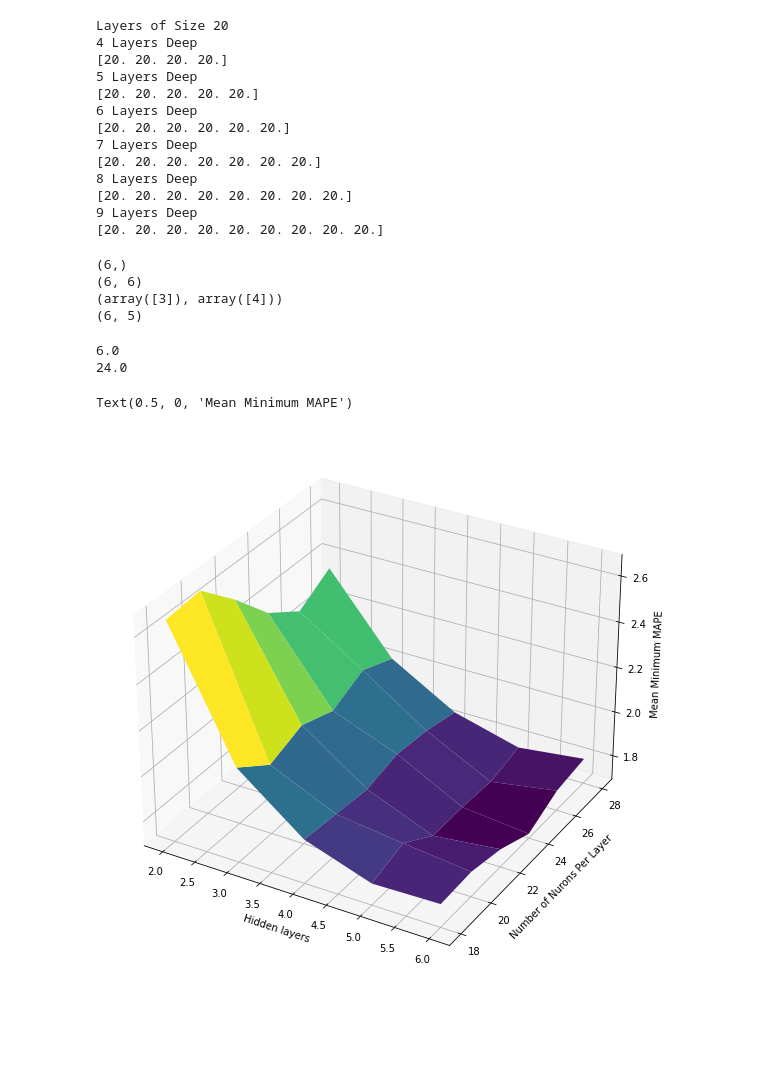
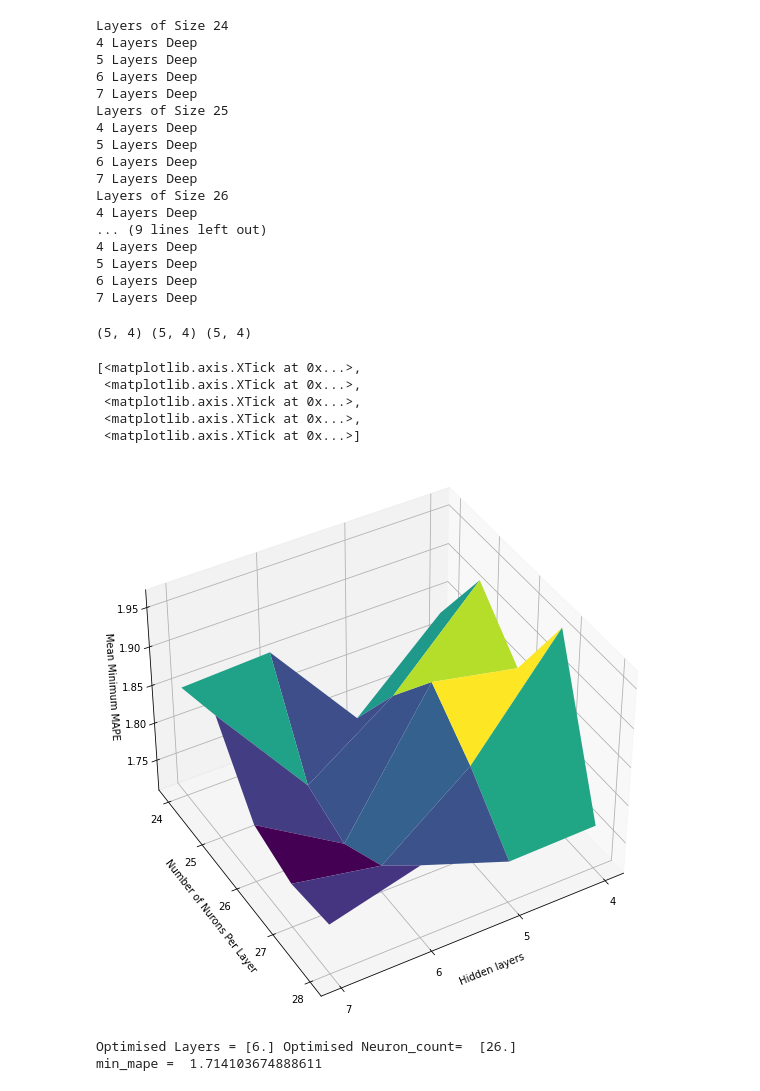
Before and after one commit to seancraven/Level-4-Masters-Project, a Jupyter notebook: Djuna_Data_Generation_Notebook/Layers_testing .ipynb, the cells around one changed output. Drawn from its saved outputs; the diff is of its cells as text; code cells hidden in the pictures; blank space fills up the shorter version.

Commit message:
Finished batch size testing

```diff
--- a/Djuna_Data_Generation_Notebook/Layers_testing .ipynb
+++ b/Djuna_Data_Generation_Notebook/Layers_testing .ipynb
@@ -15,53 +15,47 @@ opt = keras.optimizers.Adam(learning_rate= 0.005, beta_1 = 0.881, beta_2= 0.99)
 # %%
 def layers_tester(size_range,size_spacing,layer_range,repeats,section = 50000):
     min_size, max_size = size_range
+    layer_min , layer_max = layer_range
     if (max_size-min_size)/size_spacing == int:
         raise Exception('Spacing Must Be Integer U fuckwit')
     else:
         ##taking args of function and making
-        size_steps = int((max_size-min_size)/size_spacing)
-        size_list = np.arange(start =int(min_size),stop = int(max_size),step= size_spacing, dtype  = int)
-        layer_range_list = range(4,1+layer_range)
+        size_steps = int((max_size-min_size)/size_spacing)+1
+        size_list = np.arange(start =int(min_size),stop = 1+(int(max_size)),step= size_spacing, dtype  = int)
+        layer_range_list = range(layer_min,1+layer_max)
         ###Array for results
-        min_mape = np.zeros((size_steps,layer_range,repeats)) ###Axis 0:Size of Layers 1:Number of Layers 3:Number of repeats to take average over.
+        min_mape = np.zeros((size_steps,len(layer_range_list),repeats)) ###Axis 0:Size of Layers 1:Number of Layers 3:Number of repeats to take average over.
         ### Running multiple DNNs
-        for i in range(size_steps):
+        for i in range(len(size_list)):
             print('Layers of Size',size_list[i])
             for j in range(len(layer_range_list)):
                 print(layer_range_list[j],'Layers Deep')
                 loop_layer_shape = size_list[i]*np.ones((layer_range_list[j]))
-                print(loop_layer_shape)
+                #print(loop_layer_shape)
                 for k in range(repeats):
                     mape_df = cf.trained_network(train_x[:section],train_y[:section],val_x,val_y,loop_layer_shape, optimizer= opt, verbose= 0).history['mean_absolute_percentage_error']
                     min_mape[i,j,k] = np.min(mape_df)
         return min_mape , layer_range_list, size_list
 # %%
-min_mape , layers, layer_sizes = layers_tester((20,28),2,10,5)
+min_mape , layers, layer_sizes = layers_tester((24,28),1,(4,7),5)
 # %% [output]
-Layers of Size 20
+Layers of Size 24
 4 Layers Deep
-[20. 20. 20. 20.]
 5 Layers Deep
-[20. 20. 20. 20. 20.]
 6 Layers Deep
-[20. 20. 20. 20. 20. 20.]
 7 Layers Deep
-[20. 20. 20. 20. 20. 20. 20.]
-8 Layers Deep
-[20. 20. 20. 20. 20. 20. 20. 20.]
-9 Layers Deep
-[20. 20. 20. 20. 20. 20. 20. 20. 20.]
+Layers of Size 25
+4 Layers Deep
+5 Layers Deep
+6 Layers Deep
+7 Layers Deep
+Layers of Size 26
+4 Layers Deep
+... (9 lines left out)
+4 Layers Deep
+5 Layers Deep
+6 Layers Deep
+7 Layers Deep
 # %%
 min_mape_2d = min_mape.reshape(min_mape.shape[0],-1)
 np.savetxt('Min_Mape_of_varying_layer_shapes.csv',min_mape_2d,delimiter=',')
-# %%
-min_mape_mean  = np.mean(min_mape,axis = 2)
-print(layer_sizes.shape)
-print(min_mape_mean.shape)
-print(np.where(np.min(min_mape_mean[:,:5])==min_mape_mean))
-print(min_mape_mean[:,:5].shape)
-# %% [output]
-(6,)
-(6, 6)
-(array([3]), array([4]))
-(6, 5)
@@ -68,22 +68,27 @@ print(min_mape_mean[:,:5].shape)
 # %%
-num_layers = np.ones((6,5))*np.arange(2,7)
-print(num_layers[3,4])
-layer_sizes_array = (np.ones((6,5)).transpose()*layer_sizes).transpose()
-print(layer_sizes_array[3,4])
+num_layers = np.ones_like(min_mape_mean)*np.array(layers)
+num_layers = num_layers
+layer_sizes_array = ((np.ones_like(min_mape_mean)).transpose()*layer_sizes).transpose()
+print(num_layers.shape,layer_sizes_array.shape,min_mape_mean.shape)
 # %% [output]
-6.0
-24.0
+(5, 4) (5, 4) (5, 4)
 # %%
 
 fig = plt.figure(figsize = (10,10))
 ax = plt.axes(projection='3d')
-ax.plot_surface(num_layers,layer_sizes_array,min_mape_mean[:,:5],cmap = 'viridis')
+ax.plot_surface(num_layers,layer_sizes_array,min_mape_mean,cmap = 'viridis')
 #ax.scatter3D(3,18,min_mape_mean[3,3])
-ax.view_init(30,300)
+ax.view_init(40,60)
 ax.set_xlabel('Hidden layers')
 ax.set_ylabel('Number of Nurons Per Layer')
 ax.set_zlabel('Mean Minimum MAPE')
+ax.set_xticks((range(4,8)))
+ax.set_yticks(range(24,29))
 # %% [output]
-Text(0.5, 0, 'Mean Minimum MAPE')
+[<matplotlib.axis.XTick at 0x...>,
+ <matplotlib.axis.XTick at 0x...>,
+ <matplotlib.axis.XTick at 0x...>,
+ <matplotlib.axis.XTick at 0x...>,
+ <matplotlib.axis.XTick at 0x...>]
-[figure, old version]
+[figure, new version]
 # %%
@@ -90,0 +96,6 @@ fig.savefig('../Figures/Layers.png',dpi = 300)
+# %%
+print('Optimised Layers =',num_layers[min_index],'Optimised Neuron_count= ', layer_sizes_array[min_index])
+print('min_mape = ',np.min(min_mape_mean))
+# %% [output]
+Optimised Layers = [6.] Optimised Neuron_count=  [26.]
+min_mape =  1.714103674888611
```
Also changed, not shown: parts of 2 cells of this notebook, 4 other files.
